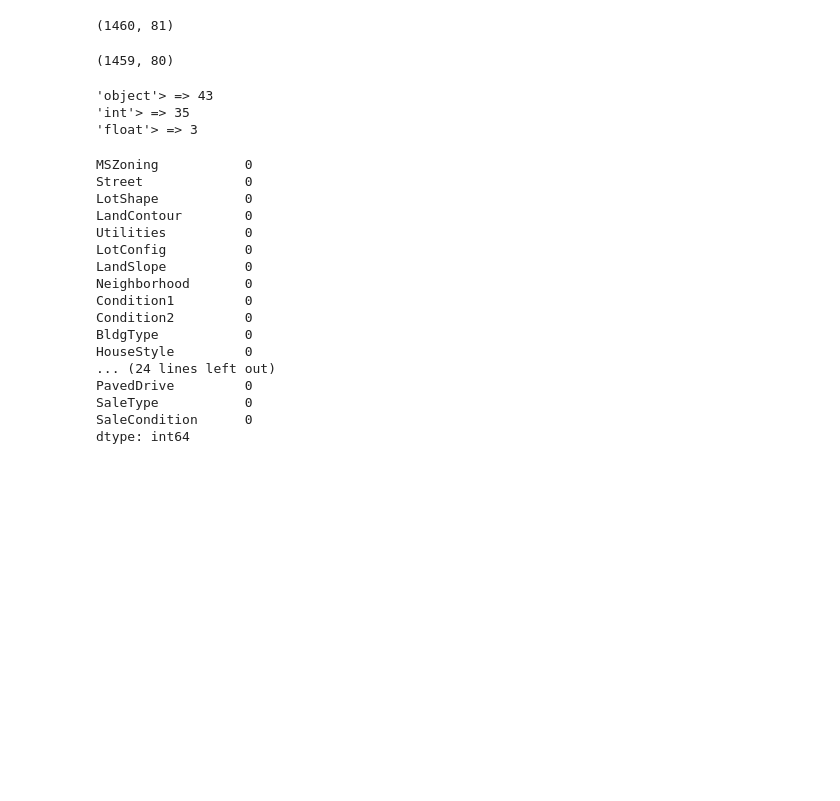
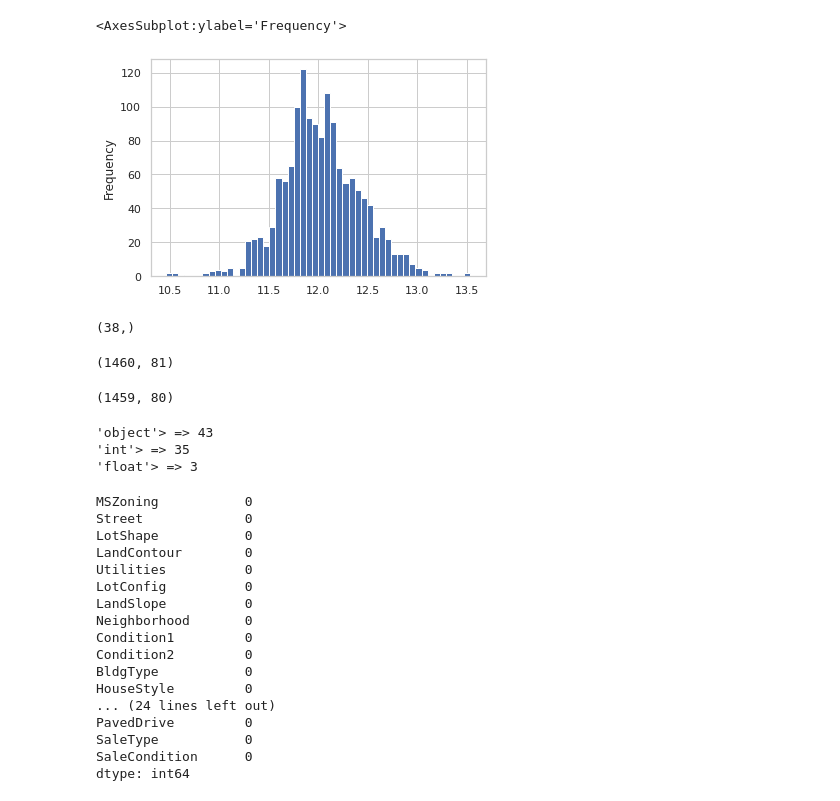
Before and after one commit to as1mple/labs_ds_courses, a Jupyter notebook: Predict_house_price.ipynb, the cells around one changed output. Cells and saved outputs as stored; diff of their text form; code cells hidden in the pictures; blank space fills up the shorter version.

```diff
--- a/Predict_house_price.ipynb
+++ b/Predict_house_price.ipynb
@@ -37,0 +55,5 @@ test = pd.read_csv('house_prices_test.csv')
+# %%
+np.log1p(data.SalePrice).plot(kind='hist', bins=50)
+# %% [output]
+<AxesSubplot:ylabel='Frequency'>
+[figure, added]
@@ -38,3 +63,7 @@ test = pd.read_csv('house_prices_test.csv')
+# %%
+num_columns.shape
+# %% [output]
+(38,)
 # %%
 data.shape
 # %% [output]
```
Also changed, not shown: parts of 18 cells of this notebook.
